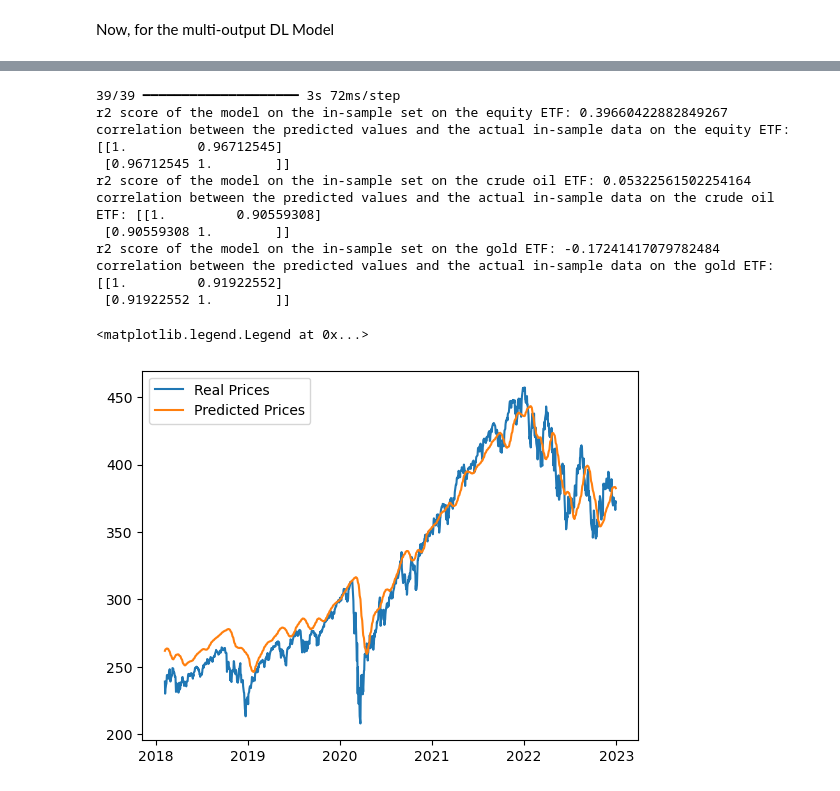
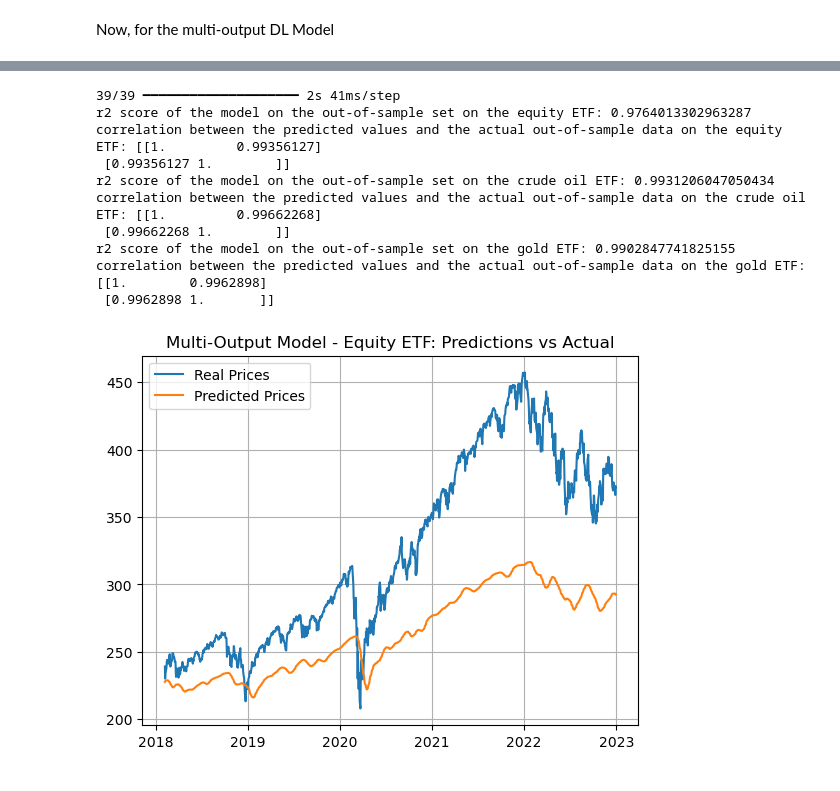
Before and after one commit to 3v-mb/Mini-projects-in-Financial-Engineering, a Jupyter notebook: LSTM and Multi-Output Regression for Stock Prediction.ipynb, the cells around one changed output, grey strips where cells are left out. Cells and saved outputs as stored; diff of their text form; code cells hidden in the pictures.

```diff
--- a/LSTM and Multi-Output Regression for Stock Prediction.ipynb
+++ b/LSTM and Multi-Output Regression for Stock Prediction.ipynb
@@ -768,3 +778,6 @@ correlation between the predicted values and the actual in-sample data: [[1.
+# %%
+y_test = scaler.inverse_transform(y_test.reshape(-1, 1))
+y_pred = scaler.inverse_transform(y_pred.reshape(-1, 1))
 # %%
 gold_pred = pd.DataFrame()
 gold_pred["y_pred"] = pd.DataFrame(y_pred)
@@ -776,0 +794,19 @@ plt.title("Predicted Values v/s Actual Prices");
+# %%
+equity_returns = equity_pred.pct_change(-25)
+crude_oil_returns = crude_oil_pred.pct_change(-25)
+gold_returns = gold_pred.pct_change(-25)
+equity_returns.dropna(inplace=True)
+crude_oil_returns.dropna(inplace=True)
+gold_returns.dropna(inplace=True)
+# %%
+max_profit_strategy_returns = 1
+#buy_and_hold_strategy_returns =
+for i in range(0, equity_returns.shape[0], 25):
+    best_return_projections = pd.Series([equity_returns.iloc[i, 0], crude_oil_returns.iloc[i, 0], gold_returns.iloc[i, 0]]).argmax()
+    if best_return_projections == 0:
+        max_profit_strategy_returns *= (1 + equity_returns.iloc[i, 1])
+    elif best_return_projections == 1:
+        max_profit_strategy_returns *= (1 + crude_oil_returns.iloc[i, 1])
+    else:
+        max_profit_strategy_returns *= (1 + gold_returns.iloc[i, 1])
+print((max_profit_strategy_returns - 1)*100)
@@ -806,7 +873,7 @@ test_set = data[equity_data.index > "2018-01-01"] #data from 2018 to 2022
 # %%
 scaler = MinMaxScaler()
 train_set = scaler.fit_transform(train_set)
-test_set = scaler.fit_transform(test_set)
+test_set = scaler.transform(test_set)
 # %%
 X_train = []
 y_train = []
@@ -935,22 +1003,22 @@ correlation between the predicted values and the actual in-sample data on the go
 # %%
 test_pred = model.predict(X_test)
-print("r2 score of the model on the in-sample set on the equity ETF:", r2_score(y_test[0], test_pred[0]))
-print("correlation between the predicted values and the actual in-sample data on the equity ETF:", np.corrcoef(y_test[0], test_pred[0]))
-print("r2 score of the model on the in-sample set on the crude oil ETF:", r2_score(y_test[1], test_pred[1]))
-print("correlation between the predicted values and the actual in-sample data on the crude oil ETF:", np.corrcoef(y_test[1], test_pred[1]))
-print("r2 score of the model on the in-sample set on the gold ETF:", r2_score(y_test[2], test_pred[2]))
-print("correlation between the predicted values and the actual in-sample data on the gold ETF:", np.corrcoef(y_test[2], test_pred[2]))
+print("r2 score of the model on the out-of-sample set on the equity ETF:", r2_score(y_test[0], test_pred[0]))
+print("correlation between the predicted values and the actual out-of-sample data on the equity ETF:", np.corrcoef(y_test[0], test_pred[0]))
+print("r2 score of the model on the out-of-sample set on the crude oil ETF:", r2_score(y_test[1], test_pred[1]))
+print("correlation between the predicted values and the actual out-of-sample data on the crude oil ETF:", np.corrcoef(y_test[1], test_pred[1]))
+print("r2 score of the model on the out-of-sample set on the gold ETF:", r2_score(y_test[2], test_pred[2]))
+print("correlation between the predicted values and the actual out-of-sample data on the gold ETF:", np.corrcoef(y_test[2], test_pred[2]))
 # %% [output]
-39/39 ━━━━━━━━━━━━━━━━━━━━ 3s 72ms/step
-r2 score of the model on the in-sample set on the equity ETF: 0.39660422882849267
-correlation between the predicted values and the actual in-sample data on the equity ETF: [[1.         0.96712545]
- [0.96712545 1.        ]]
-r2 score of the model on the in-sample set on the crude oil ETF: 0.05322561502254164
-correlation between the predicted values and the actual in-sample data on the crude oil ETF: [[1.         0.90559308]
- [0.90559308 1.        ]]
-r2 score of the model on the in-sample set on the gold ETF: -0.17241417079782484
-correlation between the predicted values and the actual in-sample data on the gold ETF: [[1.         0.91922552]
- [0.91922552 1.        ]]
+39/39 ━━━━━━━━━━━━━━━━━━━━ 2s 41ms/step
+r2 score of the model on the out-of-sample set on the equity ETF: 0.9764013302963287
+correlation between the predicted values and the actual out-of-sample data on the equity ETF: [[1.         0.99356127]
+ [0.99356127 1.        ]]
+r2 score of the model on the out-of-sample set on the crude oil ETF: 0.9931206047050434
+correlation between the predicted values and the actual out-of-sample data on the crude oil ETF: [[1.         0.99662268]
+ [0.99662268 1.        ]]
+r2 score of the model on the out-of-sample set on the gold ETF: 0.9902847741825155
+correlation between the predicted values and the actual out-of-sample data on the gold ETF: [[1.        0.9962898]
+ [0.9962898 1.       ]]
 # %%
 y_test = scaler.inverse_transform(y_test)
 y_pred = scaler.inverse_transform(test_pred)
@@ -965,10 +1033,12 @@ multi_output_pred_prices.index = data[train_size+26:].index
 # %%
 plt.plot(multi_output_real_prices["Equity ETF"])
 plt.plot(multi_output_pred_prices["Equity ETF"])
 plt.legend(["Real Prices", "Predicted Prices"])
+plt.title("Multi-Output Model - Equity ETF: Predictions vs Actual")
+plt.grid()
+plt.savefig("Multi-Output Model - Equity ETF .png")
 # %% [output]
-<matplotlib.legend.Legend at 0x...>
-[figure, old version]
+[figure, new version]
 # %%
 plt.plot(multi_output_real_prices["Crude Oil ETF"])
 plt.plot(multi_output_pred_prices["Crude Oil ETF"])
```
Also changed, not shown: parts of 51 cells of this notebook.
